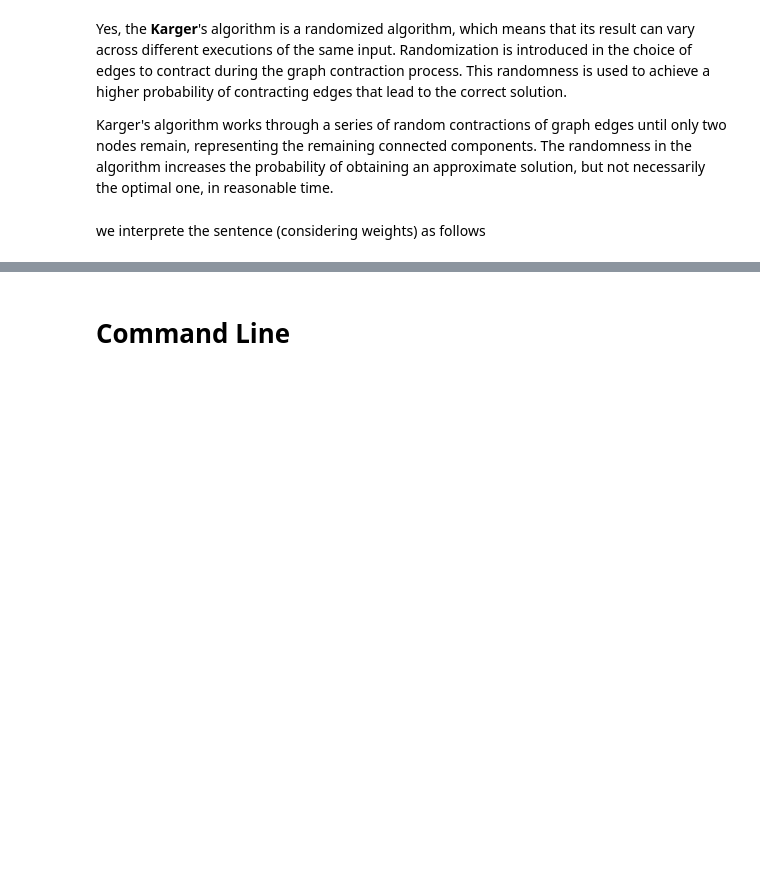
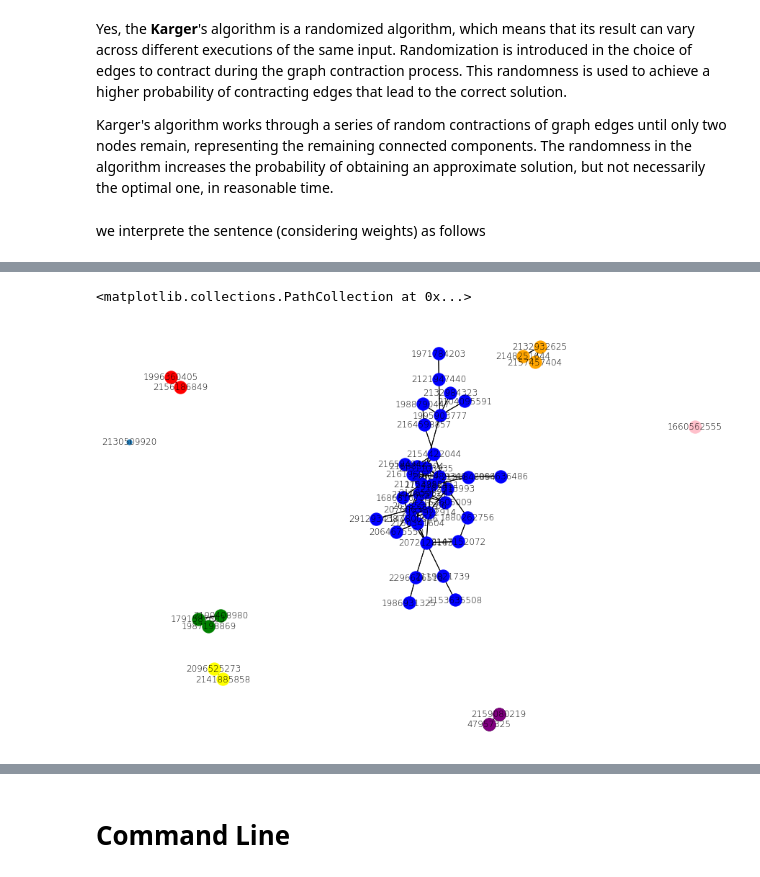
Before and after one commit to marinazanoni/HM5_ADM, a Jupyter notebook: main.ipynb, the cells around one changed output, grey strips where cells are left out. Cells and saved outputs as stored; diff of their text form; code cells hidden in the pictures; blank space fills up the shorter version.

```diff
--- a/main.ipynb
+++ b/main.ipynb
@@ -962,0 +803,20 @@ NetworkXError: The node 22 is not in the graph.
+# %%
+plt.figure(figsize=(12, 8))
+pos = nx.spring_layout(G_N)
+nx.draw(G_N, pos, edge_color='k',  with_labels=True,
+     font_weight='light', node_size= 50, width= 1, arrowsize=10)
+nx.draw_networkx_edges(G_N, pos, edge_color='black')
+
+
+#For each community list, draw the nodes, giving it a specific color.
+nx.draw_networkx_nodes(G_N, pos, nodelist=communities[0], node_color='b')
+nx.draw_networkx_nodes(G_N, pos, nodelist=communities[1], node_color='r')
+nx.draw_networkx_nodes(G_N, pos, nodelist=communities[2], node_color='g')
+nx.draw_networkx_nodes(G_N, pos, nodelist=communities[3], node_color='yellow')
+nx.draw_networkx_nodes(G_N, pos, nodelist=communities[4], node_color='orange')
+nx.draw_networkx_nodes(G_N, pos, nodelist=communities[5], node_color='pink')
+nx.draw_networkx_nodes(G_N, pos, nodelist=communities[6], node_color='black')
+nx.draw_networkx_nodes(G_N, pos, nodelist=communities[6], node_color='purple')
+# %% [output]
+<matplotlib.collections.PathCollection at 0x...>
+[figure, added]
```
Also changed, not shown: parts of 39 cells of this notebook.
